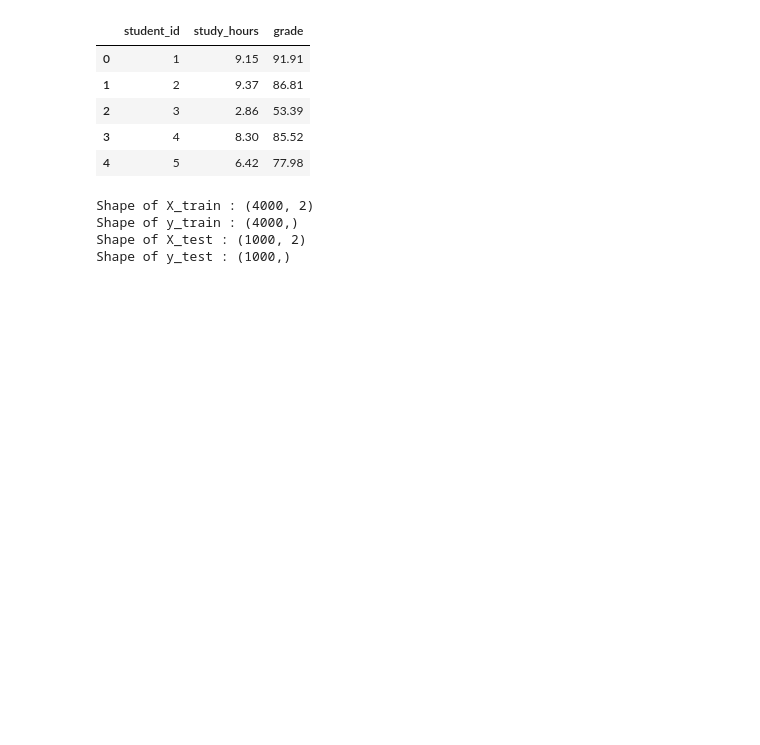
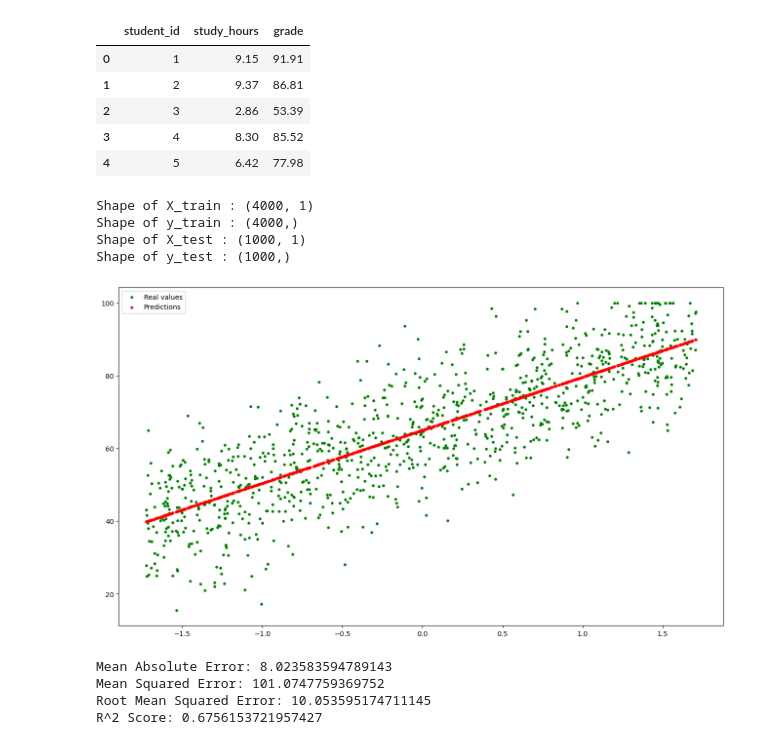
Before and after one commit to aashoday/fml-lab, a Jupyter notebook: notebooks/assignment_5.ipynb, the cells around one changed output. Drawn from its saved outputs; the diff is of its cells as text; code cells hidden in the pictures; blank space fills up the shorter version.

Commit message:
BUILD(assignment_5.ipynb): Complete assignment make preds and analyze using mae mse rmse r2

```diff
--- a/notebooks/assignment_5.ipynb
+++ b/notebooks/assignment_5.ipynb
@@ -44,17 +47,27 @@ X = data[["study_hours", "student_id"]].to_numpy()
 y = data["grade"].to_numpy()
+# %%
+# Scale data
+from sklearn.preprocessing import StandardScaler
+
+
+scaler = StandardScaler()
+X = scaler.fit_transform(X)
 # %%
 # Split data in training and testing sets
-SPLIT_POINT = int(0.8 * len(X))
+from sklearn.model_selection import train_test_split
 
-X_train, y_train = X[:SPLIT_POINT], y[:SPLIT_POINT]
-X_test, y_test = X[SPLIT_POINT:], y[SPLIT_POINT:]
+X_train, X_test, y_train, y_test = train_test_split(
+    X,
+    y,
+    test_size=0.2
+)
 
 print(f"Shape of X_train : {X_train.shape}")
 print(f"Shape of y_train : {y_train.shape}")
 print(f"Shape of X_test : {X_test.shape}")
 print(f"Shape of y_test : {y_test.shape}")
 # %% [output]
-Shape of X_train : (4000, 2)
+Shape of X_train : (4000, 1)
 Shape of y_train : (4000,)
-Shape of X_test : (1000, 2)
+Shape of X_test : (1000, 1)
 Shape of y_test : (1000,)
@@ -87,0 +74,40 @@ class LinearRegression:
+# %%
+# Import model fit and make predictions
+from sklearn.linear_model import LinearRegression
+
+regressor = LinearRegression()
+regressor.fit(X_train, y_train)
+y_pred = regressor.predict(X_test)
+# %%
+# Plot predictions and real values
+
+def plot_predictions(X, y_true, y_pred):
+    assert len(X) == len(y_true) == len(y_pred)
+
+    plt.figure(figsize=(16, 9))
+
+    # Real values (GREEN)
+    plt.scatter(X, y_true, c="g", s=10, label="Real values")
+
+    # Predictions (RED)
+    plt.scatter(X, y_pred, c="r", s=10, label="Predictions")
+
+    plt.legend()
+    plt.show()
+
+plot_predictions(X_test, y_test, y_pred)
+# %% [output]
+[figure, added]
+# %%
+# Evaluate Performance
+from sklearn.metrics import *
+
+print(f"Mean Absolute Error: {mean_absolute_error(y_test, y_pred)}")
+print(f"Mean Squared Error: {mean_squared_error(y_test, y_pred)}")
+print(f"Root Mean Squared Error: {root_mean_squared_error(y_test, y_pred)}")
+print(f"R^2 Score: {r2_score(y_test, y_pred)}")
+# %% [output]
+Mean Absolute Error: 8.023583594789143
+Mean Squared Error: 101.0747759369752
+Root Mean Squared Error: 10.053595174711145
+R^2 Score: 0.6756153721957427
```
Also changed, not shown: parts of 3 cells of this notebook.
